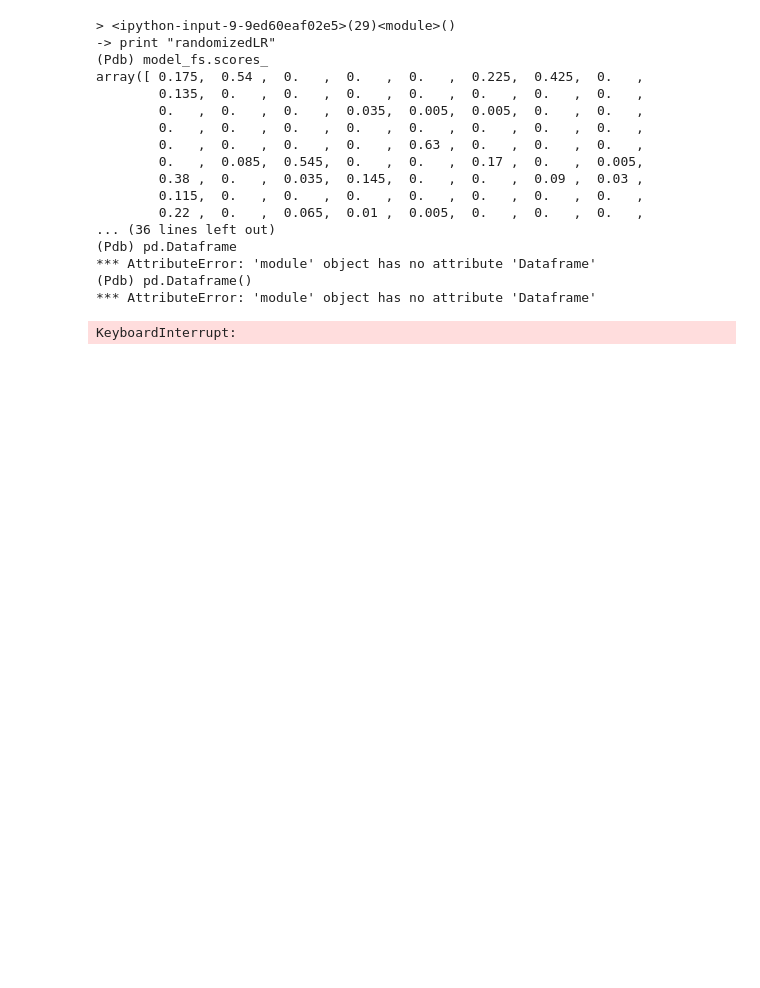
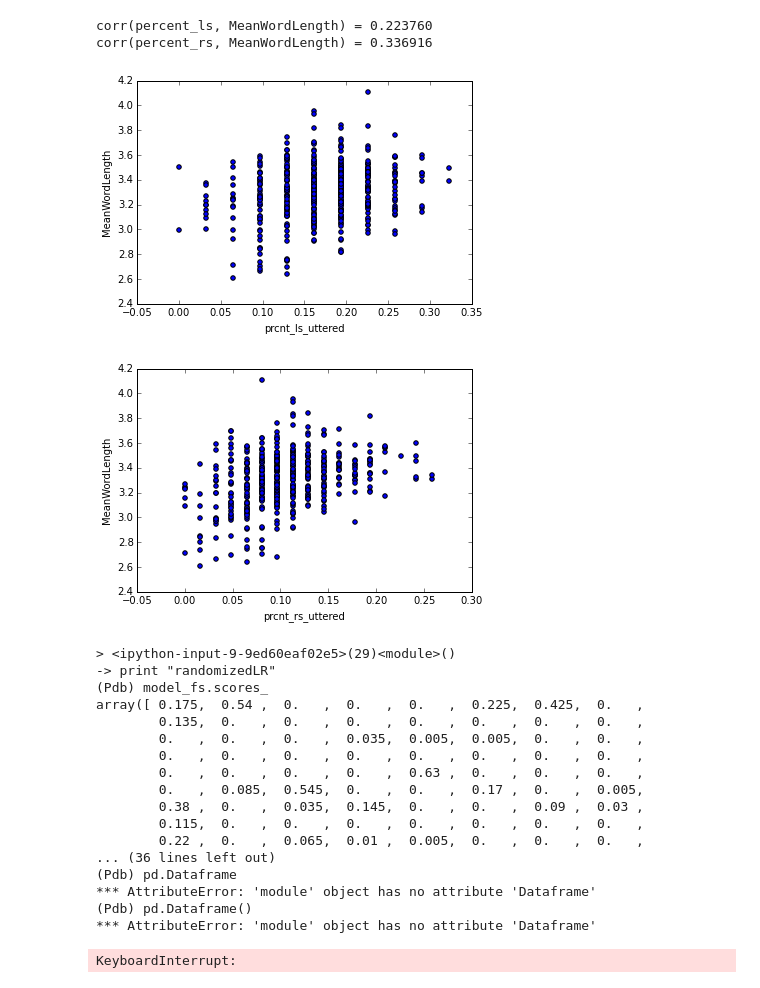
Before and after one commit to vadmas/DementiaClassifier, a Jupyter notebook: explore.ipynb, the cells around one changed output. Saved outputs shown, nothing was run; the diff lists cells and outputs as text; code cells hidden in the pictures; blank space fills up the shorter version.

```diff
--- a/explore.ipynb
+++ b/explore.ipynb
@@ -112,3 +193,13 @@ model = linear_model.LogisticRegression(penalty='l2', C=REGULARIZATION_CONSTANT)
+# %%
+X_halves.plot(x = 'prcnt_ls_uttered', y='MeanWordLength', kind='scatter')
+X_halves.plot(x = 'prcnt_rs_uttered', y='MeanWordLength', kind='scatter')
+print "corr(percent_ls, MeanWordLength) = %f" % ls_corr.loc['MeanWordLength']
+print "corr(percent_rs, MeanWordLength) = %f" % rs_corr.loc['MeanWordLength']
+# %% [output]
+corr(percent_ls, MeanWordLength) = 0.223760
+corr(percent_rs, MeanWordLength) = 0.336916
+[figure, added]
+[figure, added]
 # %%
 model_fs = RandomizedLogisticRegression(C=1)
 scores      = []
```
Also changed, not shown: parts of 11 cells of this notebook, 13 other files.
